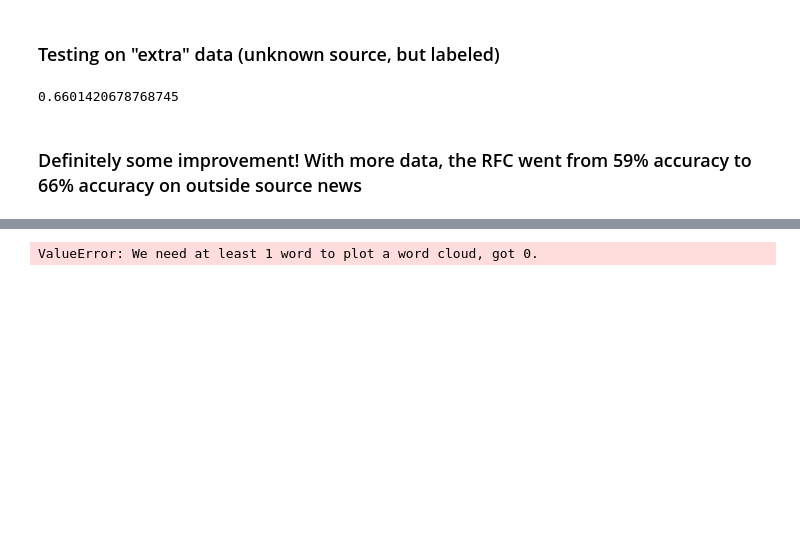
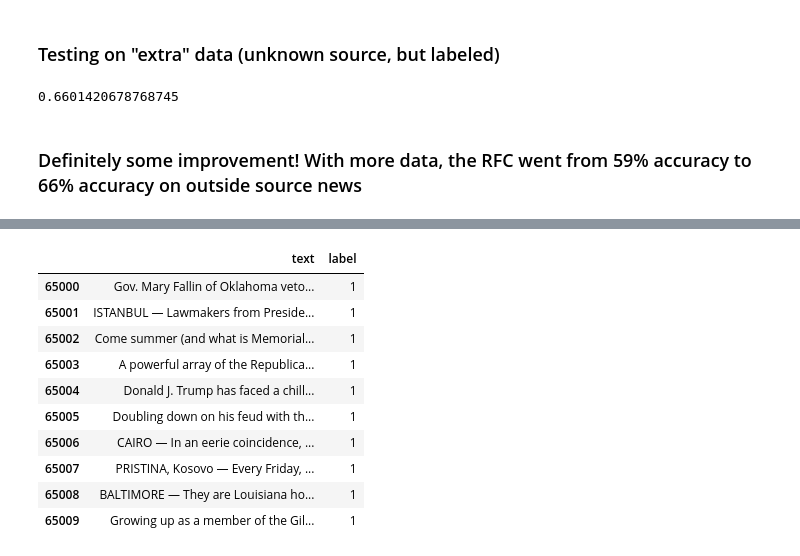
Before and after one commit to benkarlsberg/NLP-Model-Predicting-Fake-News-Probability, a Jupyter notebook: model_testing.ipynb, the cells around one changed output, grey strips where cells are left out. Cells and saved outputs as stored; diff of their text form; code cells hidden in the pictures; blank space fills up the shorter version.

```diff
--- a/Code.ipynb
+++ b/model_testing.ipynb
@@ -1038,15 +1015,27 @@ Name: text, Length: 32800, dtype: object
 # %%
-wordcloud = WordCloud(width = 800, height = 600,
-                background_color ='white',
-                stopwords = sw + ['reuters'],
-                min_font_size = 10).generate(real_words)
+# wordcloud = WordCloud(width = 800, height = 600,
+#                 background_color ='white',
+#                 stopwords = sw + ['reuters'],
+#                 min_font_size = 10).generate(real_text)
 
-# plot the WordCloud image
-plt.figure(figsize = (8, 8), facecolor = None)
-plt.imshow(wordcloud)
-plt.axis("off")
-plt.tight_layout(pad = 0)
+# # plot the WordCloud image
+# plt.figure(figsize = (8, 8), facecolor = None)
+# plt.imshow(wordcloud)
+# plt.axis("off")
+# plt.tight_layout(pad = 0)
 
-plt.show()
+# plt.show()
-# %% [output]
-ValueError: We need at least 1 word to plot a word cloud, got 0.
+# %%
+df_all[65000:65010]
+# %% [output]
+|  | text | label |
+| 65000 | Gov. Mary Fallin of Oklahoma veto... | 1 |
+| 65001 | ISTANBUL — Lawmakers from Preside... | 1 |
+| 65002 | Come summer (and what is Memorial... | 1 |
+| 65003 | A powerful array of the Republica... | 1 |
+| 65004 | Donald J. Trump has faced a chill... | 1 |
+| 65005 | Doubling down on his feud with th... | 1 |
+| 65006 | CAIRO — In an eerie coincidence, ... | 1 |
+| 65007 | PRISTINA, Kosovo — Every Friday, ... | 1 |
+| 65008 | BALTIMORE — They are Louisiana ho... | 1 |
+| 65009 | Growing up as a member of the Gil... | 1 |
```
Also changed, not shown: parts of 9 cells of this notebook, 3 other files.
